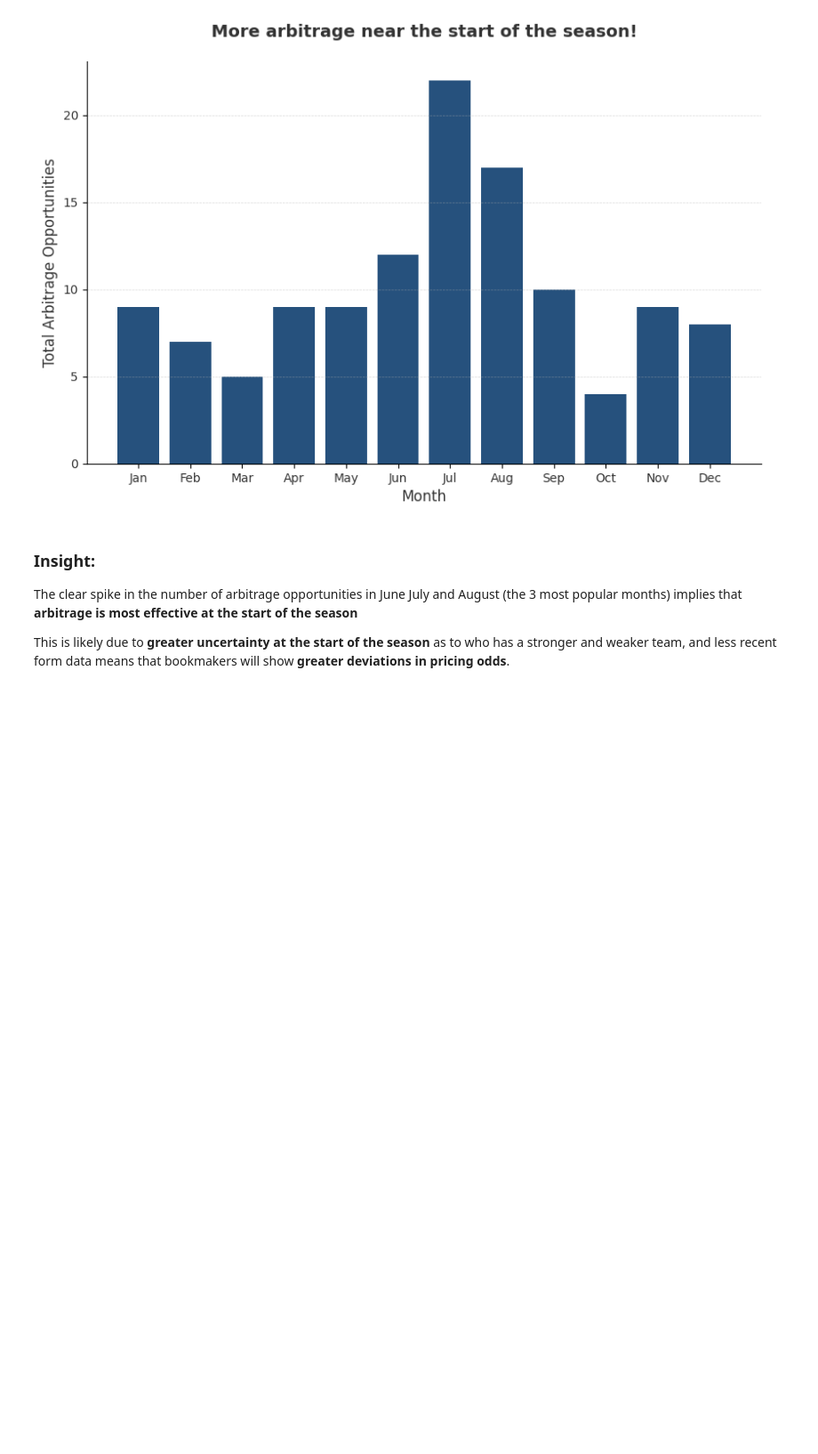
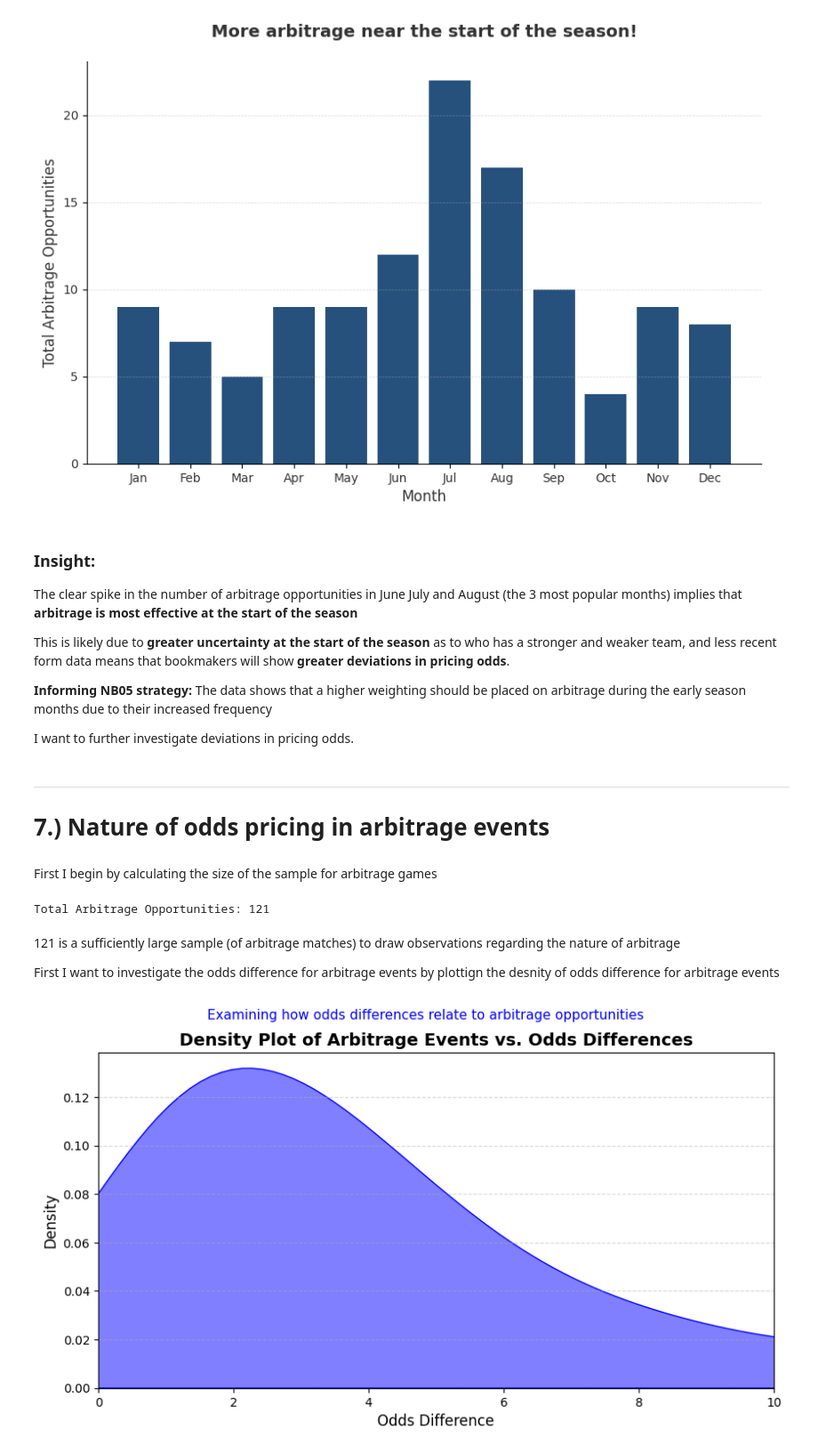
Before and after one commit to thoomkuzhymatthew/EPL_arb_betting, a Jupyter notebook: code/NB04-arbitrage_betting_strategies.ipynb, the cells around one changed output. Shown: that part at 89% size. Drawn from its saved outputs; the diff is of its cells as text; code cells hidden in the pictures; blank space fills up the shorter version.

Commit message:
added NB04 density visualisation and periodic bar chart

```diff
--- a/code/NB04-arbitrage_betting_strategies.ipynb
+++ b/code/NB04-arbitrage_betting_strategies.ipynb
@@ -301,3 +318,64 @@ plot_arbitrage_opportunities_by_month(merged_df)
 The clear spike in the number of arbitrage opportunities in June July and August (the 3 most popular months) implies that **arbitrage is most effective at the start of the season**
 
 This is likely due to **greater uncertainty at the start of the season** as to who has a stronger and weaker team, and less recent form data means that bookmakers will show **greater deviations in pricing odds**.
+
+**Informing NB05 strategy:** The data shows that a higher weighting should be placed on arbitrage during the early season months due to their increased frequency
+
+I want to further investigate deviations in pricing odds.
+# %% [markdown]
+---
+# 7.) Nature of odds pricing in arbitrage events
+# %% [markdown]
+First I begin by calculating the size of the sample for arbitrage games
+# %%
+# Ensure arbitrage margin is calculated
+merged_df["arbitrage_margin"] = 1 - ((1 / merged_df["max_home"]) + (1 / merged_df["max_away"]) + (1 / merged_df["max_draw"]))
+
+# Ensure only valid arbitrage opportunities are counted
+total_arb_opportunities = (merged_df["arbitrage_margin"] > 0).sum()
+
+print("Total Arbitrage Opportunities:", total_arb_opportunities)
+# %% [output]
+Total Arbitrage Opportunities: 121
+# %% [markdown]
+121 is a sufficiently large sample (of arbitrage matches) to draw observations regarding the nature of arbitrage
+
+First I want to investigate the odds difference for arbitrage events by plottign the desnity of odds difference for arbitrage events
+# %%
+import pandas as pd
+import matplotlib.pyplot as plt
+import seaborn as sns
+
+# Ensure valid odds (avoiding division by zero errors)
+merged_df = merged_df.copy()
+merged_df = merged_df.dropna(subset=["max_home", "max_away", "max_draw"])
+merged_df = merged_df[(merged_df["max_home"] > 0) & (merged_df["max_away"] > 0) & (merged_df["max_draw"] > 0)]
+
+# Calculate arbitrage margin
+merged_df["arbitrage_margin"] = 1 - ((1 / merged_df["max_home"]) + (1 / merged_df["max_away"]) + (1 / merged_df["max_draw"]))
+
+# Filter only arbitrage events
+arb_events_df = merged_df[merged_df["arbitrage_margin"] > 0].copy()
+
+# Compute odds difference
+arb_events_df['odds_difference'] = abs(arb_events_df['max_home'] - arb_events_df['max_away'])
+
+# Plot density curve
+plt.figure(figsize=(10, 5))
+sns.kdeplot(arb_events_df['odds_difference'], fill=True, color='blue', alpha=0.5)
+
+# Formatting
+plt.xlim(0, 10)
+plt.xlabel("Odds Difference", fontsize=12)
+plt.ylabel("Density", fontsize=12)
+plt.title("Density Plot of Arbitrage Events vs. Odds Differences", fontsize=14, fontweight='bold')
+plt.suptitle("Examining how odds differences relate to arbitrage opportunities", fontsize=11, color='blue')
+
+# Display plot
+plt.grid(axis='y', linestyle='--', alpha=0.5)
+plt.show()
+
+# Save plot as a file
+plt.savefig("arbitrage_density_plot.png", bbox_inches='tight')
+# %% [output]
+[figure, added]
```
Also changed, not shown: parts of 10 cells of this notebook, 15 other files.
